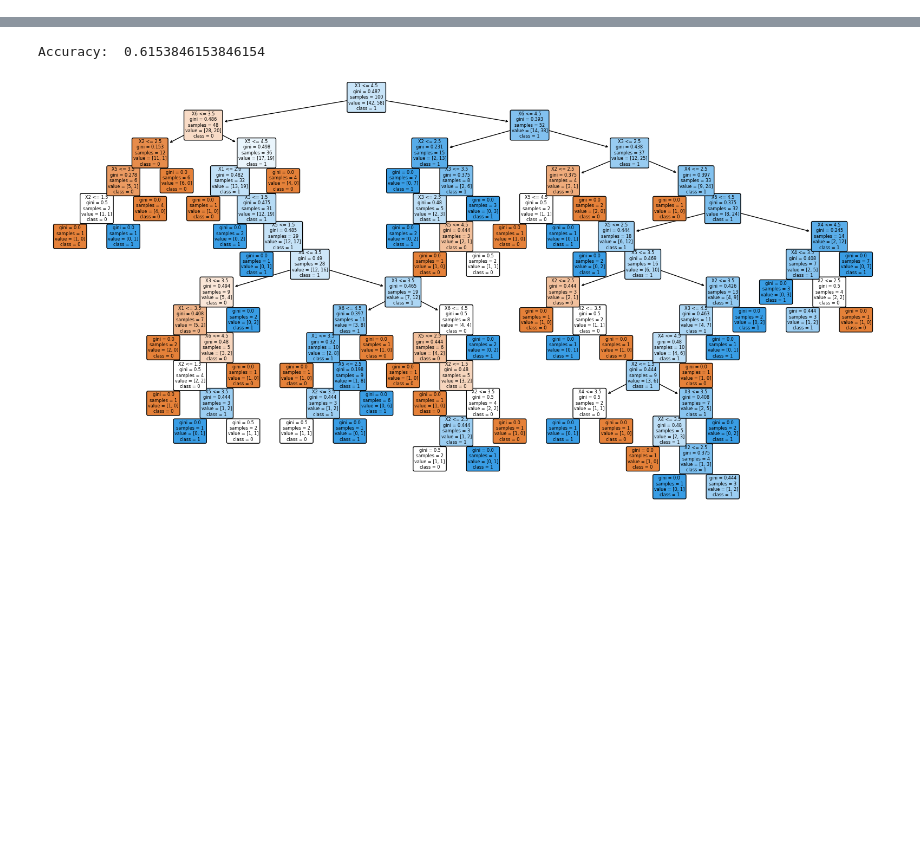
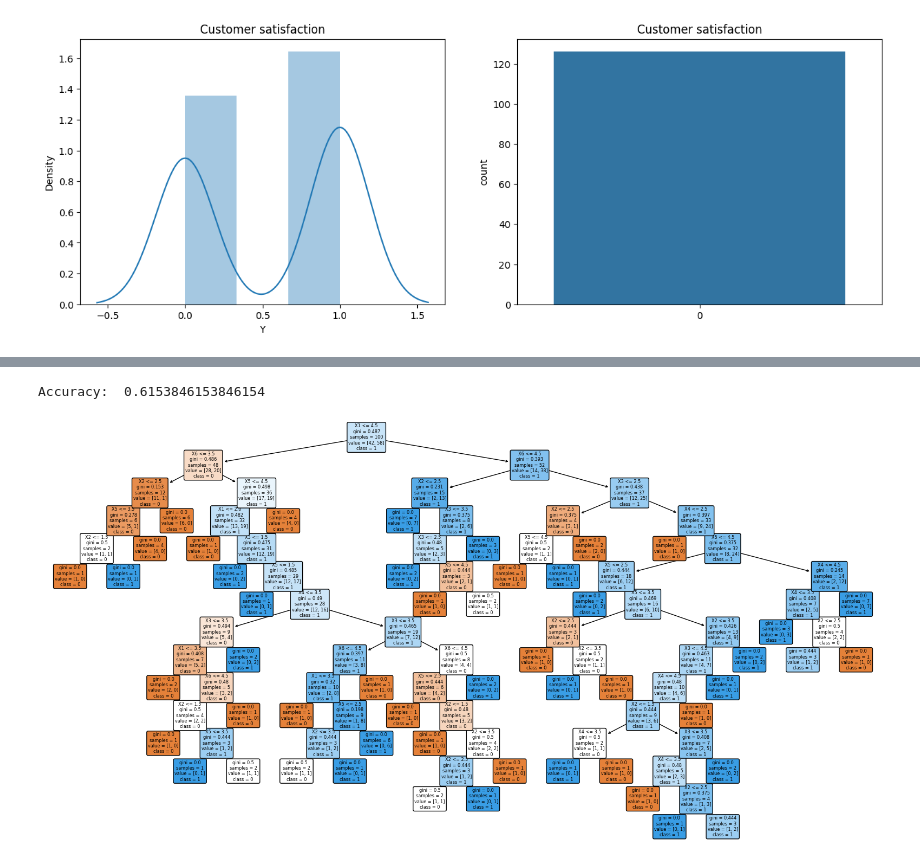
Before and after one commit to lfunderburk/paG4alzLemjWh6Sq, a Jupyter notebook: notebooks/exploration.ipynb, the cells around one changed output, grey strips where cells are left out. Drawn from its saved outputs; the diff is of its cells as text; code cells hidden in the pictures; blank space fills up the shorter version.

```diff
--- a/notebooks/exploration.ipynb
+++ b/notebooks/exploration.ipynb
@@ -18,0 +160,10 @@ df = pd.read_csv(os.path.join(os.getcwd(), os.pardir, 'data', 'raw', 'ACME-Happi
+# %%
+# Customer satisfaction
+fig, axs = plt.subplots(1, 2, figsize=(15, 5))
+sns.distplot(df['Y'], ax=axs[0])
+axs[0].set_title('Customer satisfaction')
+sns.countplot(df['Y'], ax=axs[1])
+axs[1].set_title('Customer satisfaction')
+plt.show()
+# %% [output]
+[figure, added]
```
Also changed, not shown: parts of 25 cells of this notebook.
